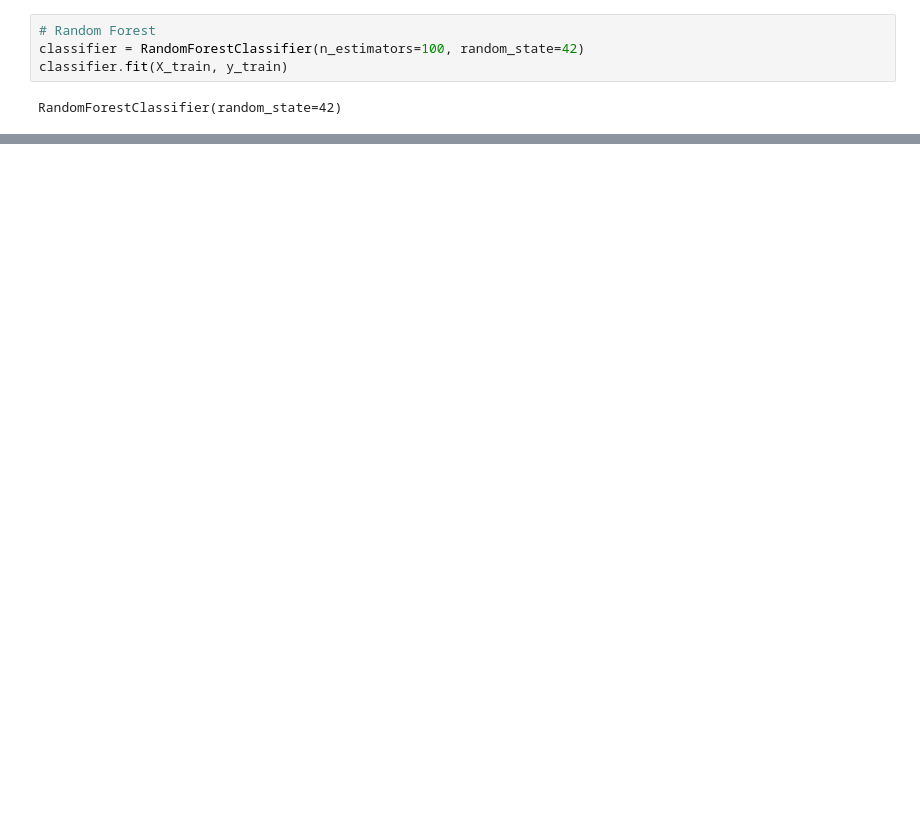
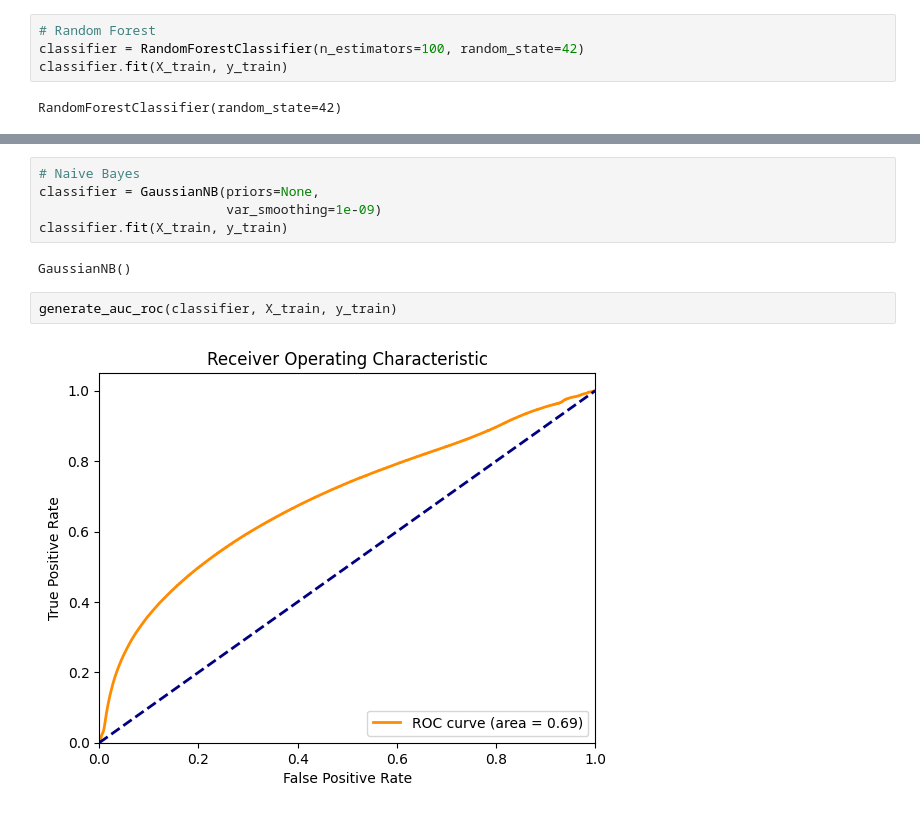
Before and after one commit to ninzyyy/belka, a Jupyter notebook: init_model.ipynb, the cells around one changed output, grey strips where cells are left out. Cells and saved outputs as stored; diff of their text form; blank space fills up the shorter version.

```diff
--- a/init_model.ipynb
+++ b/init_model.ipynb
@@ -334,0 +293,11 @@ print("classification report (test set):\n", classification_report(y_test, y_tes
+# %%
+# Naive Bayes
+classifier = GaussianNB(priors=None,
+                        var_smoothing=1e-09)
+classifier.fit(X_train, y_train)
+# %% [output]
+GaussianNB()
+# %%
+generate_auc_roc(classifier, X_train, y_train)
+# %% [output]
+[figure, added]
```
Also changed, not shown: parts of 15 cells of this notebook.
